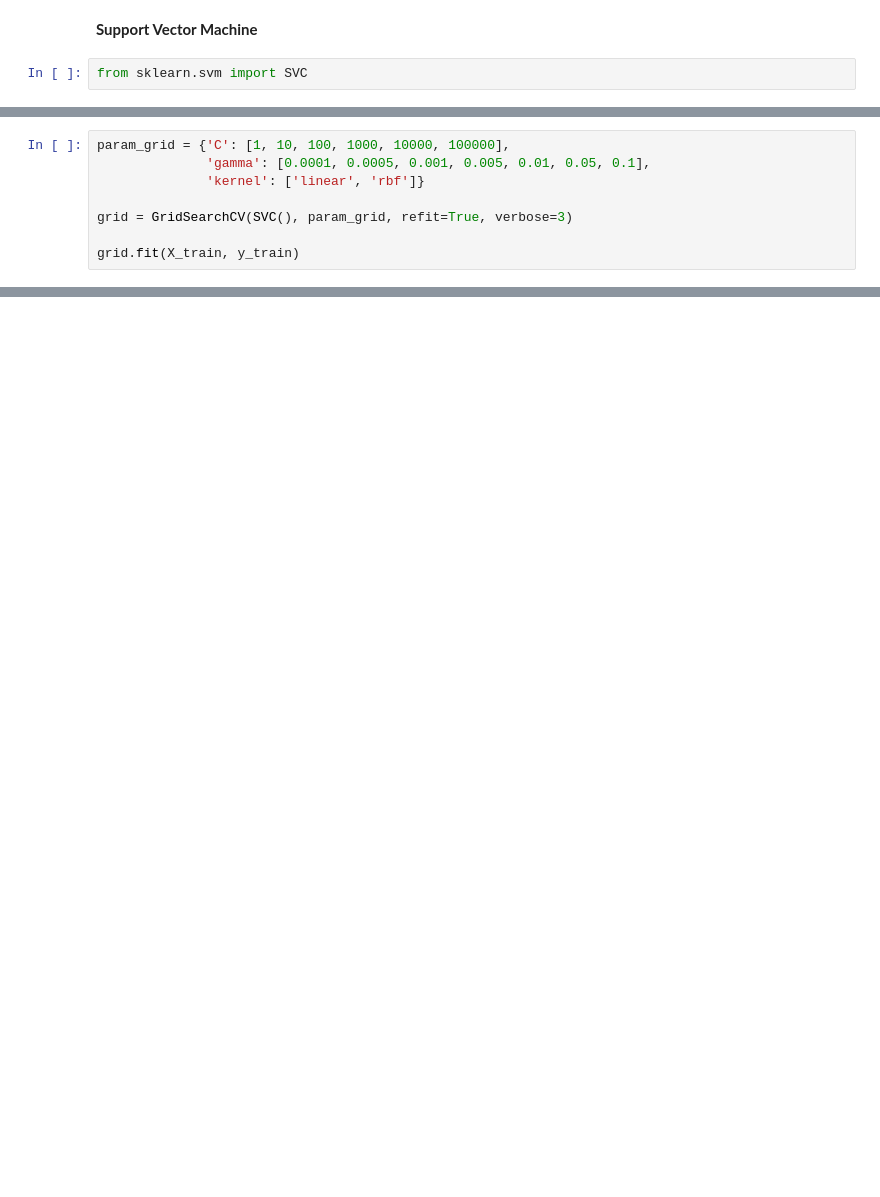
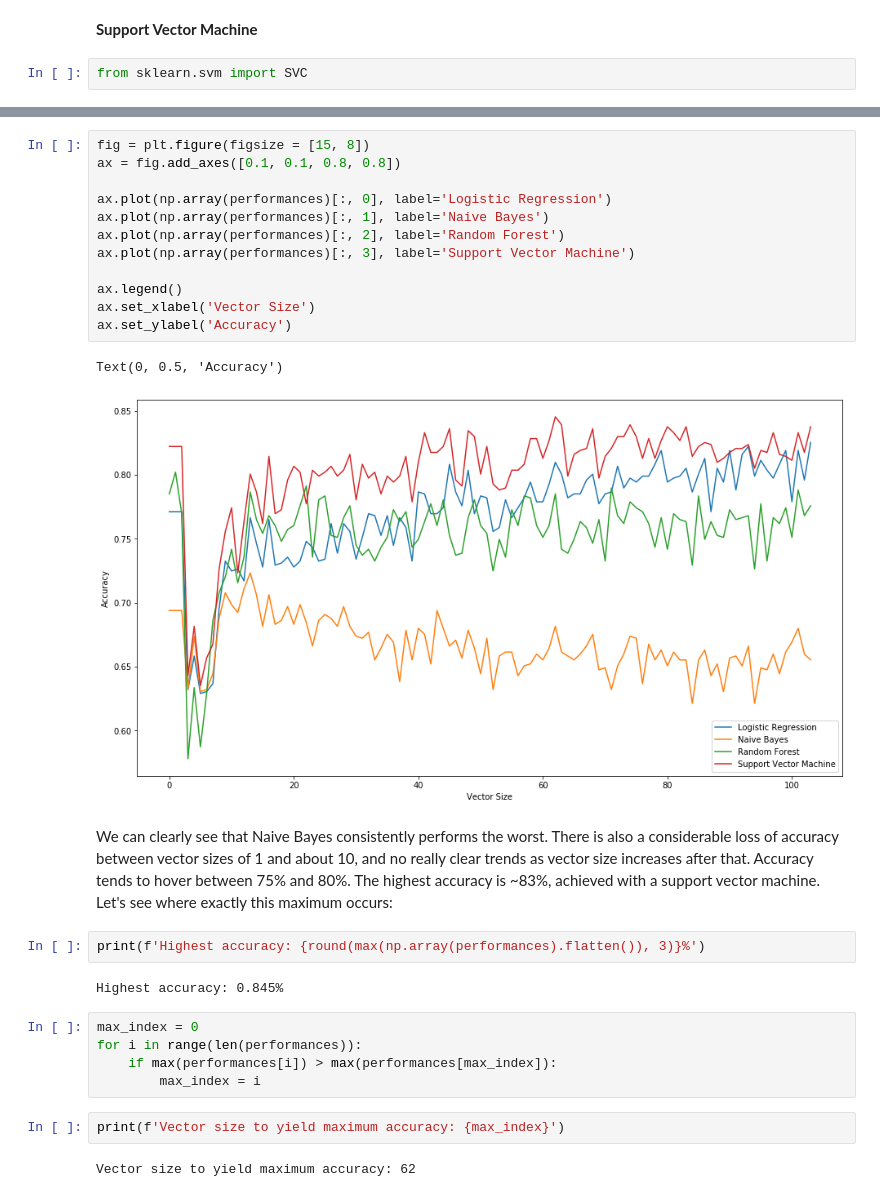
Before and after one commit to jonwiseman/DraftSense, a Jupyter notebook: Notebooks/Gensim Sentence Embedding.ipynb, the cells around one changed output, grey strips where cells are left out. Drawn from its saved outputs; the diff is of its cells as text; blank space fills up the shorter version.

```diff
--- a/Notebooks/Gensim Sentence Embedding.ipynb
+++ b/Notebooks/Gensim Sentence Embedding.ipynb
@@ -231,8 +225,0 @@ from sklearn.model_selection import GridSearchCV
-# %%
-param_grid = {'C': [1, 10, 100, 1000, 10000, 100000],
-              'gamma': [0.0001, 0.0005, 0.001, 0.005, 0.01, 0.05, 0.1],
-              'kernel': ['linear', 'rbf']}
-
-grid = GridSearchCV(SVC(), param_grid, refit=True, verbose=3)
-
-grid.fit(X_train, y_train)
@@ -266,0 +303,30 @@ KeyboardInterrupt:
+# %%
+fig = plt.figure(figsize = [15, 8])
+ax = fig.add_axes([0.1, 0.1, 0.8, 0.8])
+
+ax.plot(np.array(performances)[:, 0], label='Logistic Regression')
+ax.plot(np.array(performances)[:, 1], label='Naive Bayes')
+ax.plot(np.array(performances)[:, 2], label='Random Forest')
+ax.plot(np.array(performances)[:, 3], label='Support Vector Machine')
+
+ax.legend()
+ax.set_xlabel('Vector Size')
+ax.set_ylabel('Accuracy')
+# %% [output]
+Text(0, 0.5, 'Accuracy')
+[figure, added]
+# %% [markdown]
+We can clearly see that Naive Bayes consistently performs the worst.  There is also a considerable loss of accuracy between vector sizes of 1 and about 10, and no really clear trends as vector size increases after that.  Accuracy tends to hover between 75% and 80%.  The highest accuracy is ~83%, achieved with a support vector machine.  Let's see where exactly this maximum occurs:
+# %%
+print(f'Highest accuracy: {round(max(np.array(performances).flatten()), 3)}%')
+# %% [output]
+Highest accuracy: 0.845%
+# %%
+max_index = 0
+for i in range(len(performances)):
+    if max(performances[i]) > max(performances[max_index]):
+        max_index = i
+# %%
+print(f'Vector size to yield maximum accuracy: {max_index}')
+# %% [output]
+Vector size to yield maximum accuracy: 62
```
Also changed, not shown: parts of 15 cells of this notebook, 20 other files.
